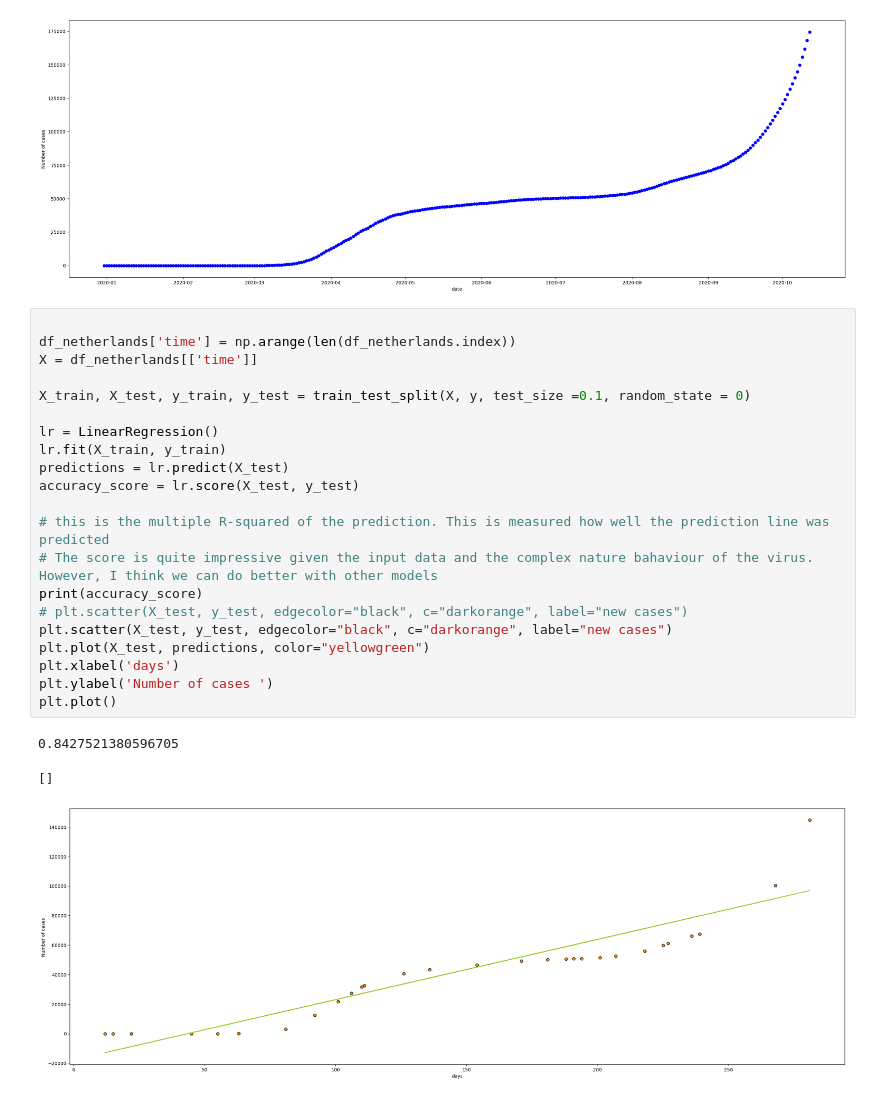
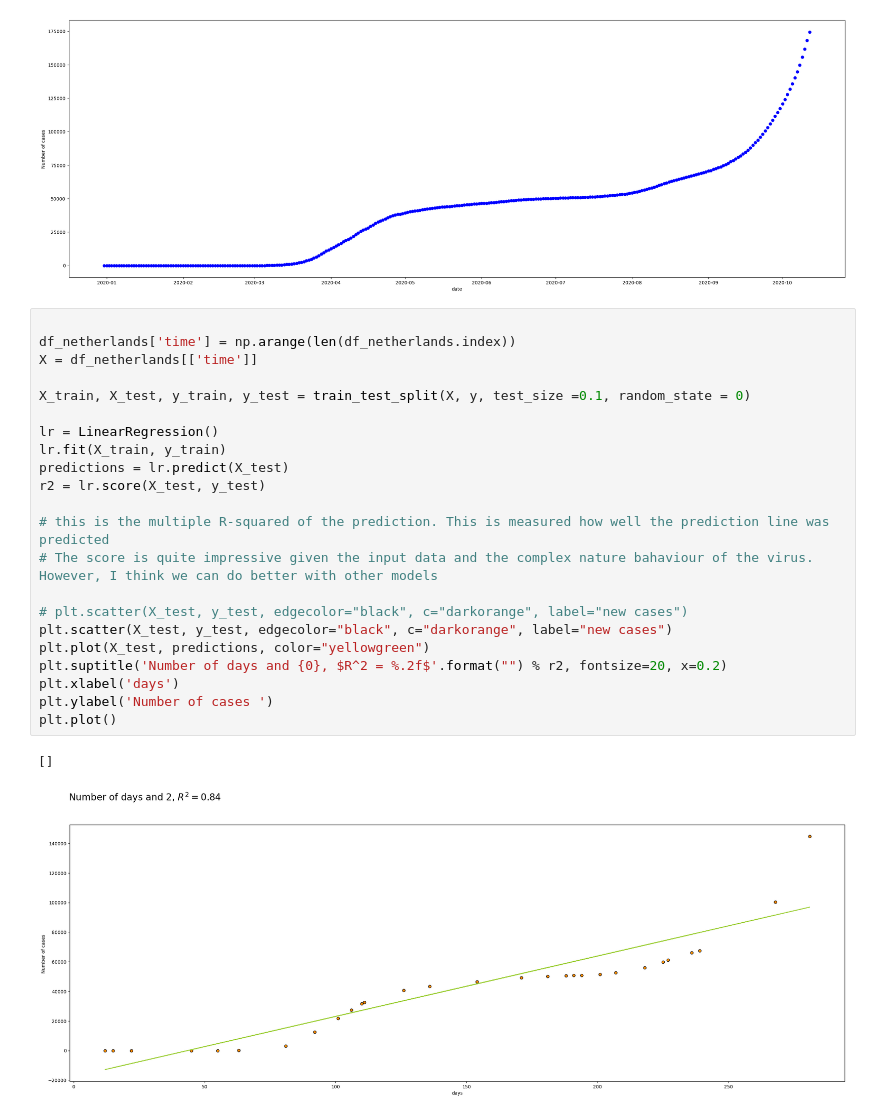
Before and after one commit to Tuaneyo/machine-learning-assignment, a Jupyter notebook: Muliple Linear Regression.ipynb, the cells around one changed output. Cells and saved outputs as stored; diff of their text form.

```diff
--- a/Muliple Linear Regression.ipynb
+++ b/Muliple Linear Regression.ipynb
@@ -28,28 +28,28 @@ plt.plot()
 # %%
 
 df_netherlands['time'] = np.arange(len(df_netherlands.index))
 X = df_netherlands[['time']]
 
 X_train, X_test, y_train, y_test = train_test_split(X, y, test_size =0.1, random_state = 0)
 
 lr = LinearRegression()
 lr.fit(X_train, y_train)
 predictions = lr.predict(X_test)
-accuracy_score = lr.score(X_test, y_test)
+r2 = lr.score(X_test, y_test)
 
 # this is the multiple R-squared of the prediction. This is measured how well the prediction line was predicted
 # The score is quite impressive given the input data and the complex nature bahaviour of the virus. However, I think we can do better with other models
-print(accuracy_score)
+
 # plt.scatter(X_test, y_test, edgecolor="black", c="darkorange", label="new cases")
 plt.scatter(X_test, y_test, edgecolor="black", c="darkorange", label="new cases")
 plt.plot(X_test, predictions, color="yellowgreen")
+plt.suptitle('Number of days and {0}, $R^2 = %.2f$'.format("") % r2, fontsize=20, x=0.2)
 plt.xlabel('days')
 plt.ylabel('Number of cases ')
 plt.plot()
 # %% [output]
-0.8427521380596705
+[]
-[]
-[figure, old version]
+[figure, new version]
 # %%
 # Data preparation
 df = df[(df['location'] == "Italy")]
```
Also changed, not shown: parts of 2 cells of this notebook.
